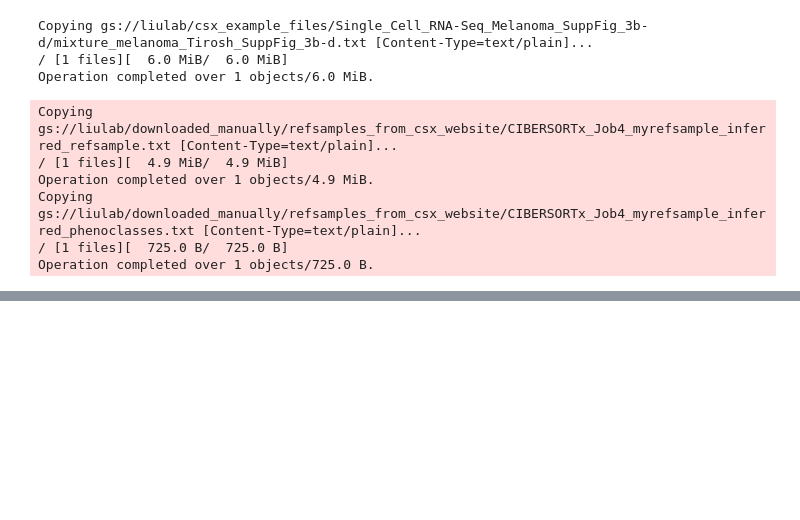
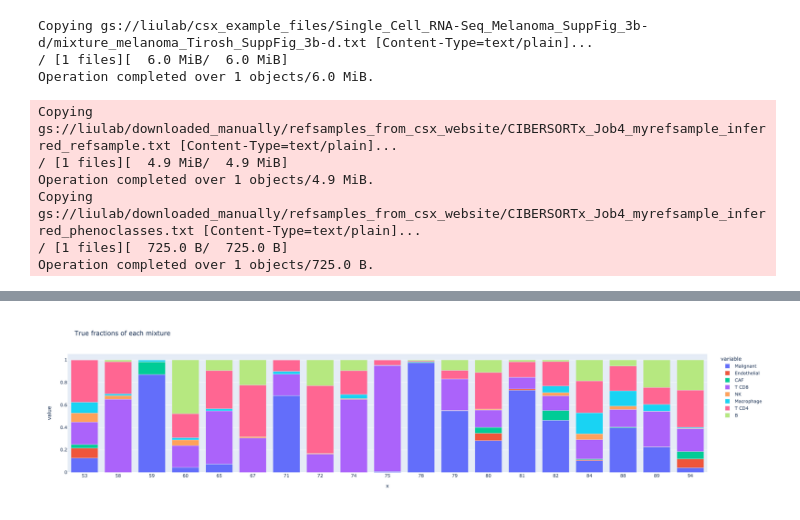
Before and after one commit to davidliu-lab/deconv, a Jupyter notebook: experiments/3 - run csx with inferred_refsample from website.ipynb, the cells around one changed output, grey strips where cells are left out. Cells and saved outputs as stored; diff of their text form; code cells hidden in the pictures; blank space fills up the shorter version.

```diff
--- a/experiments/3 - run csx with inferred_refsample from website.ipynb
+++ b/experiments/3 - run csx with inferred_refsample from website.ipynb
@@ -156,13 +208,15 @@ import plotly.express as px
 import plotly.graph_objects as go
 # %%
 fig = px.bar(
-    fractions_truth.sort_values(by="Malignant"),  #.astype(index={"mixture_id": str}),
+    fractions_truth,  #.astype(index={"mixture_id": str}),
     x=fractions_truth.index.astype(str),
     y=fractions_truth.columns,
     title="True fractions of each mixture"
 )
 
 fig.show()
+# %% [output]
+[figure, added]
 # %%
 fig = px.bar(
     fractions_csx,  #.astype(index={"mixture_id": str}),
```
Also changed, not shown: parts of 12 cells of this notebook.
